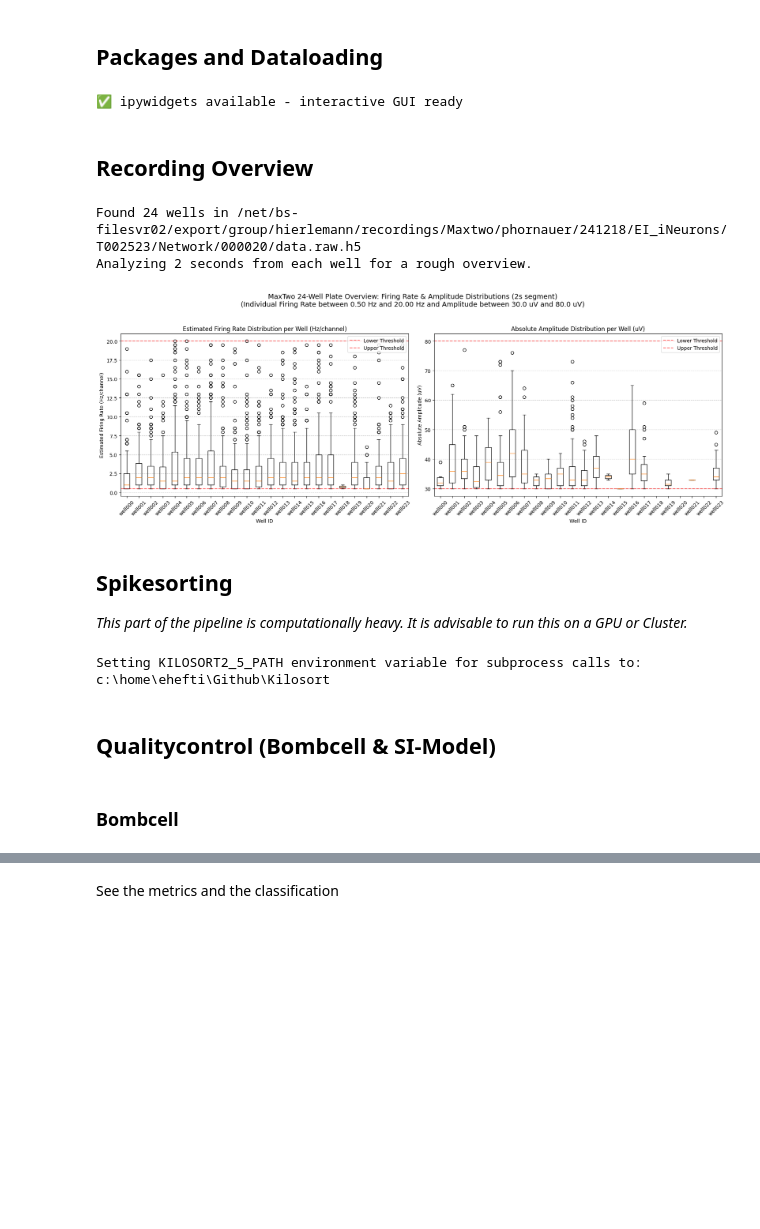
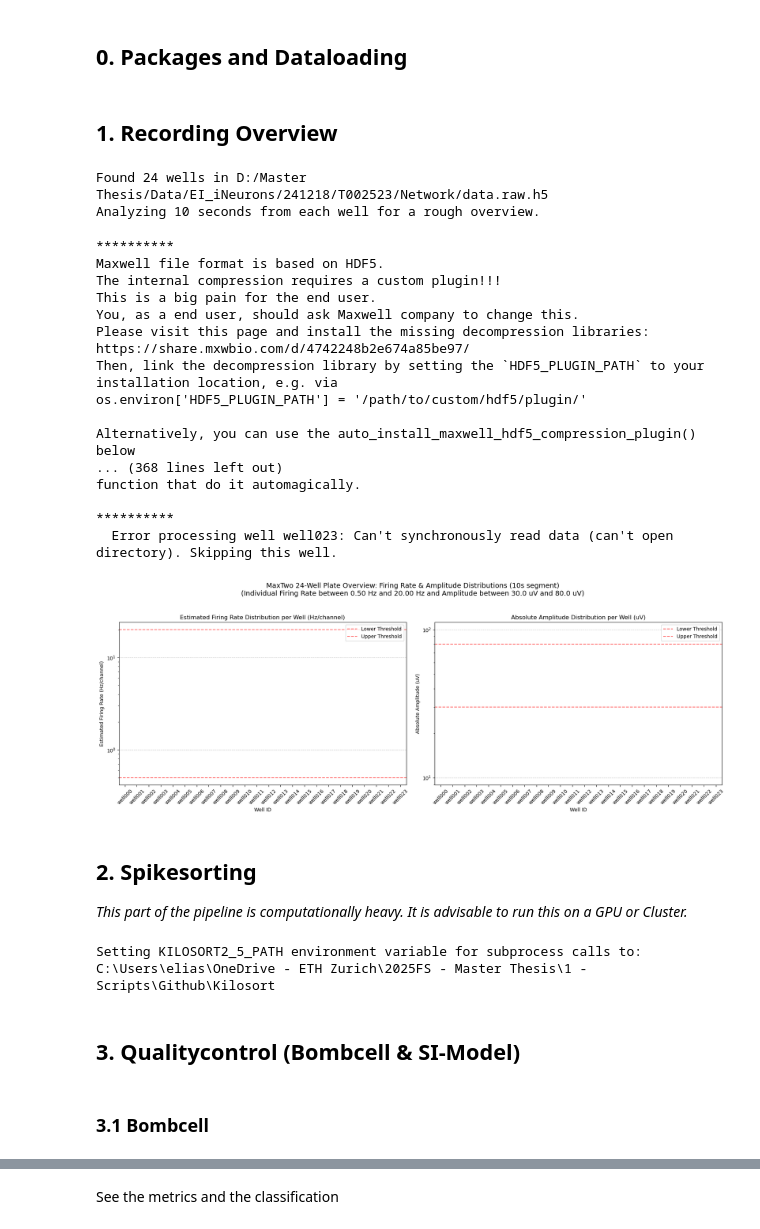
Before and after one commit to EHefti/DPQC, a Jupyter notebook: DPQC_Pipeline.ipynb, the cells around one changed output, grey strips where cells are left out. Drawn from its saved outputs; the diff is of its cells as text; code cells hidden in the pictures; blank space fills up the shorter version.

```diff
--- a/DPQC_Pipeline.ipynb
+++ b/DPQC_Pipeline.ipynb
@@ -1,10 +1,11 @@
 # %% [markdown]
-## Packages and Dataloading
+## 0. Packages and Dataloading
 # %%
 %load_ext autoreload
 %autoreload 2
 # %%
-from IPython.display import Image, display
+from IPython.display import Image, display, display, clear_output
+import ipywidgets as widgets
 from pathlib import Path
 from glob import glob
 import sys
@@ -22,16 +23,17 @@ import spikeinterface.extractors as se
 import spikeinterface.curation as sc
 import spikeinterface.widgets as sw
 
+
+
 import bombcell as bc
 
 import warnings
 warnings.filterwarnings("ignore")
 
 
-sys.path.append("/home/ehefti/Github/DPQC")
+# sys.path.append("/home/ehefti/Github/DPQC")
+sys.path.append("C:/Users/elias/OneDrive - ETH Zurich/2025FS - Master Thesis/1 - Scripts/Github/DPQC")
 import MaxTwo_Spikesorting.scripts.spike_sorting as ss
 import MaxTwo_Activity_Screening.screen_maxtwo_activity as sma
-# %% [output]
-✅ ipywidgets available - interactive GUI ready
 # %% [markdown]
-## Recording Overview
+## 1. Recording Overview
@@ -238,25 +40,43 @@ def analyze_maxtwo_24well_data_dist_threshold(
 # %%
-rec_path = '/net/bs-filesvr02/export/group/hierlemann/recordings/Maxtwo/phornauer/241218/EI_iNeurons/T002523/Network/000020/data.raw.h5'
-df_summary, rate_dist, amp_dist = sma.screen_maxtwo_activity(rec_path, segment_duration_s=2,
+#rec_path = '/net/bs-filesvr02/export/group/hierlemann/recordings/Maxtwo/phornauer/241218/EI_iNeurons/T002523/Network/000020/data.raw.h5'
+rec_path = "D:/Master Thesis/Data/EI_iNeurons/241218/T002523/Network/data.raw.h5"
+df_summary, rate_dist, amp_dist = sma.screen_maxtwo_activity(rec_path, segment_duration_s=10,
                                                              rate_lower_threshold = 0.5,
                                                              rate_upper_threshold = 20,
                                                              amp_lower_threshold = 30,
                                                              amp_upper_threshold = 80)
 
 
 
 #log scale
 # %% [output]
-Found 24 wells in /net/bs-filesvr02/export/group/hierlemann/recordings/Maxtwo/phornauer/241218/EI_iNeurons/T002523/Network/000020/data.raw.h5
-Analyzing 2 seconds from each well for a rough overview.
+Found 24 wells in D:/Master Thesis/Data/EI_iNeurons/241218/T002523/Network/data.raw.h5
+Analyzing 10 seconds from each well for a rough overview.
+**********
+Maxwell file format is based on HDF5.
+The internal compression requires a custom plugin!!!
+This is a big pain for the end user.
+You, as a end user, should ask Maxwell company to change this.
+Please visit this page and install the missing decompression libraries:
+https://share.mxwbio.com/d/4742248b2e674a85be97/
+Then, link the decompression library by setting the `HDF5_PLUGIN_PATH` to your
+installation location, e.g. via
+os.environ['HDF5_PLUGIN_PATH'] = '/path/to/custom/hdf5/plugin/'
+
+Alternatively, you can use the auto_install_maxwell_hdf5_compression_plugin() below
+... (368 lines left out)
+function that do it automagically.
+
+**********
+  Error processing well well023: Can't synchronously read data (can't open directory). Skipping this well.
-[figure, old version]
+[figure, new version]
 # %% [markdown]
-## Spikesorting
+## 2. Spikesorting
 _This part of the pipeline is computationally heavy. It is advisable to run this on a GPU or Cluster._
 # %%
 # Choose sorter and set parameters
 sorter = 'kilosort2_5'
-si.Kilosort2_5Sorter.set_kilosort2_5_path('/home/ehefti/Github/Kilosort')
+si.Kilosort2_5Sorter.set_kilosort2_5_path('C:/Users/elias/OneDrive - ETH Zurich/2025FS - Master Thesis/1 - Scripts/Github/Kilosort')
 sorter_params = si.get_default_sorter_params(si.Kilosort2_5Sorter)
 
 sorter_params['n_jobs'] = -1
@@ -271,15 +91,18 @@ sorter_params['NT'] = 64*1024 + 64 #Batch size -> Wieviel wird auf einmal angesc
 # Set your paths
 # Linux: '/net/bs-filesvr02/export/group/hierlemann/recordings/Maxtwo/.../data.raw.h5'
 # Windows: 'S:/group/hierlemann02/recordings/Maxtwo/.../data.raw.h5'
-
+"""
 rec_path = '/net/bs-filesvr02/export/group/hierlemann/recordings/Maxtwo/phornauer/241218/EI_iNeurons/T002523/Network/000020/data.raw.h5'
 save_root = '/net/bs-filesvr02/export/group/hierlemann/recordings/Maxtwo/phornauer/EI_iNeurons/241218/T002523/Network/'
+"""
+rec_path = "D:/Master Thesis/Data/EI_iNeurons/241218/T002523/Network/data.raw.h5"
+save_root = "D:/Master Thesis/Data/EI_iNeurons/241218/T002523/Network/"
 
 h5 = h5py.File(rec_path)
 stream_ids = list(h5['wells'].keys())
 stream_ids = stream_ids[0:24]
 # %% [output]
-Setting KILOSORT2_5_PATH environment variable for subprocess calls to: c:\home\ehefti\Github\Kilosort
+Setting KILOSORT2_5_PATH environment variable for subprocess calls to: C:\Users\elias\OneDrive - ETH Zurich\2025FS - Master Thesis\1 - Scripts\Github\Kilosort
 # %%
 for stream_id in tqdm(stream_ids):
     h5 = h5py.File(rec_path)
@@ -287,9 +110,9 @@ for stream_id in tqdm(stream_ids):
     rec = si.MaxwellRecordingExtractor(rec_path, stream_id=stream_id, rec_name=rec_name)
     ss.clean_sorting(rec, save_root, stream_id=stream_id, sorter=sorter, sorter_params=sorter_params, clear_files=True)
 # %% [markdown]
-## Qualitycontrol (Bombcell & SI-Model)
+## 3. Qualitycontrol (Bombcell & SI-Model)
 # %% [markdown]
-### Bombcell
+### 3.1 Bombcell
 # %%
 # Replace with your kilosort directory
 well_id = 'well010'
```
Also changed, not shown: parts of 15 cells of this notebook, 16 other files.
